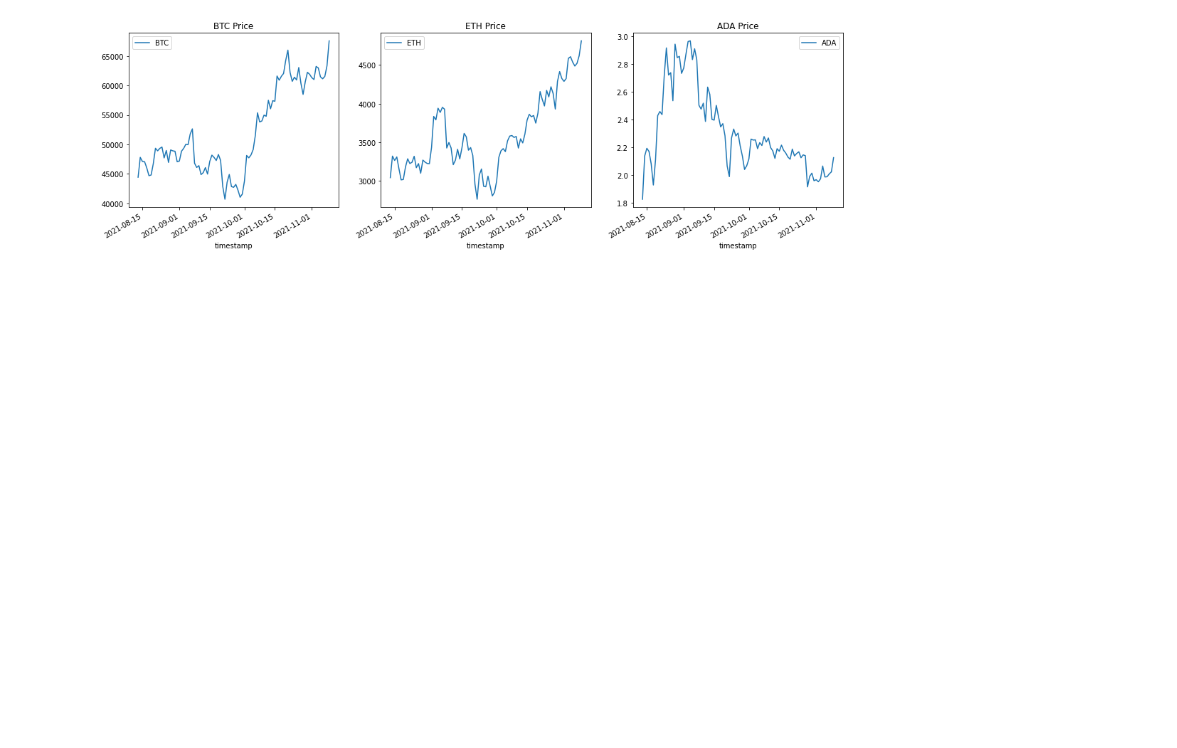
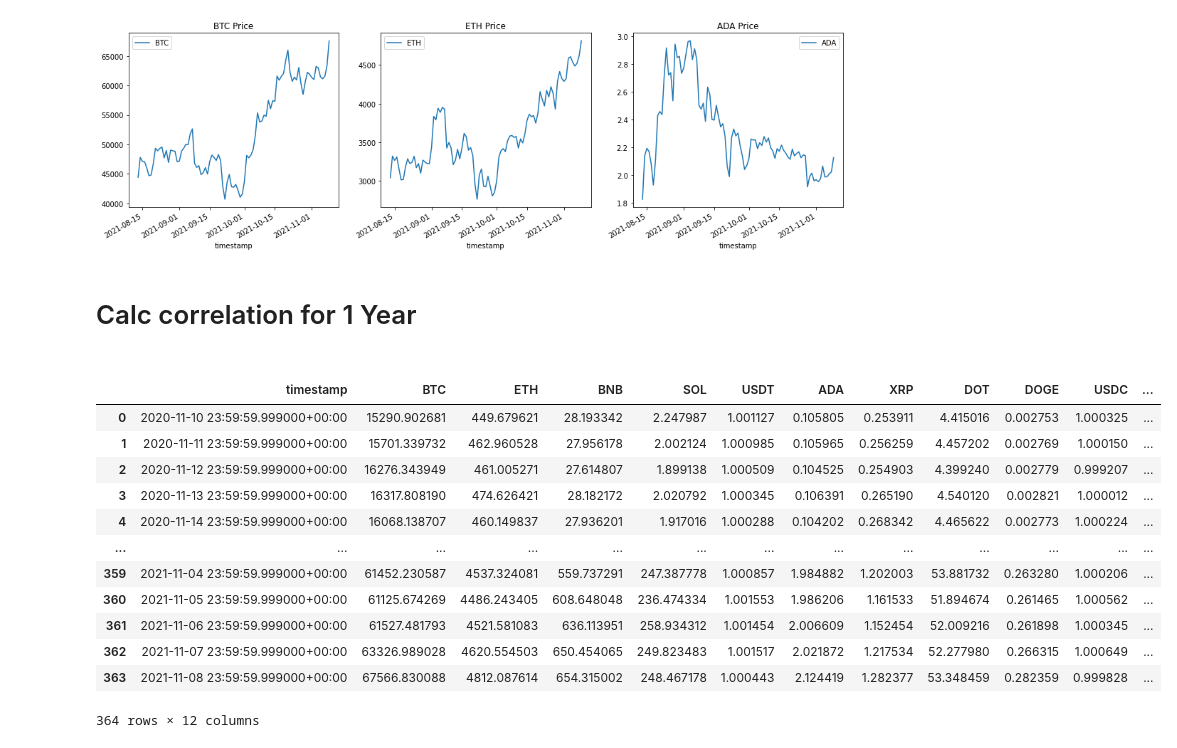
Before and after one commit to webostap/NIR, a Jupyter notebook: crypto_history.ipynb, the cells around one changed output. Saved outputs shown, nothing was run; the diff lists cells and outputs as text; code cells hidden in the pictures; blank space fills up the shorter version.

```diff
--- a/crypto_history.ipynb
+++ b/crypto_history.ipynb
@@ -59,3 +71,5 @@ for i, crypto in enumerate(['BTC', 'ETH', 'ADA']):
     closePrice_df.plot(ax=axes[i], x='timestamp', y=crypto).set(title=crypto+" Price")
 # %% [output]
 [figure]
+# %% [markdown]
+<h1>Calc correlation for 1 Year<h1>
@@ -61,0 +78,24 @@ for i, crypto in enumerate(['BTC', 'ETH', 'ADA']):
+# %%
+cols = [dfsy['BTC']['timestamp']]
+keys = ['timestamp']
+
+for key in dfsy:
+    cols.append(dfsy[key]['close'])
+    keys.append(key)
+
+closePrice_dfy = pd.concat(cols,keys=keys,axis=1) #Create dataframe with close Price of all Cryptos
+closePrice_dfy
+# %% [output]
+|  | timestamp | BTC | ETH | BNB | SOL | USDT | ADA | XRP | DOT | DOGE | USDC | ... |
+| 0 | 2020-11-10 23:59:59.999000+00:00 | 15290.902681 | 449.679621 | 28.193342 | 2.247987 | 1.001127 | 0.105805 | 0.253911 | 4.415016 | 0.002753 | 1.000325 | ... |
+| 1 | 2020-11-11 23:59:59.999000+00:00 | 15701.339732 | 462.960528 | 27.956178 | 2.002124 | 1.000985 | 0.105965 | 0.256259 | 4.457202 | 0.002769 | 1.000150 | ... |
+| 2 | 2020-11-12 23:59:59.999000+00:00 | 16276.343949 | 461.005271 | 27.614807 | 1.899138 | 1.000509 | 0.104525 | 0.254903 | 4.399240 | 0.002779 | 0.999207 | ... |
+| 3 | 2020-11-13 23:59:59.999000+00:00 | 16317.808190 | 474.626421 | 28.182172 | 2.020792 | 1.000345 | 0.106391 | 0.265190 | 4.540120 | 0.002821 | 1.000012 | ... |
+| 4 | 2020-11-14 23:59:59.999000+00:00 | 16068.138707 | 460.149837 | 27.936201 | 1.917016 | 1.000288 | 0.104202 | 0.268342 | 4.465622 | 0.002773 | 1.000224 | ... |
+| ... | ... | ... | ... | ... | ... | ... | ... | ... | ... | ... | ... | ... |
+| 359 | 2021-11-04 23:59:59.999000+00:00 | 61452.230587 | 4537.324081 | 559.737291 | 247.387778 | 1.000857 | 1.984882 | 1.202003 | 53.881732 | 0.263280 | 1.000206 | ... |
+| 360 | 2021-11-05 23:59:59.999000+00:00 | 61125.674269 | 4486.243405 | 608.648048 | 236.474334 | 1.001553 | 1.986206 | 1.161533 | 51.894674 | 0.261465 | 1.000562 | ... |
+| 361 | 2021-11-06 23:59:59.999000+00:00 | 61527.481793 | 4521.581083 | 636.113951 | 258.934312 | 1.001454 | 2.006609 | 1.152454 | 52.009216 | 0.261898 | 1.000345 | ... |
+| 362 | 2021-11-07 23:59:59.999000+00:00 | 63326.989028 | 4620.554503 | 650.454065 | 249.823483 | 1.001517 | 2.021872 | 1.217534 | 52.277980 | 0.266315 | 1.000649 | ... |
+| 363 | 2021-11-08 23:59:59.999000+00:00 | 67566.830088 | 4812.087614 | 654.315002 | 248.467178 | 1.000443 | 2.124419 | 1.282377 | 53.348459 | 0.282359 | 0.999828 | ... |
+364 rows × 12 columns
```
Also changed, not shown: parts of 6 cells of this notebook, 1 other file.
